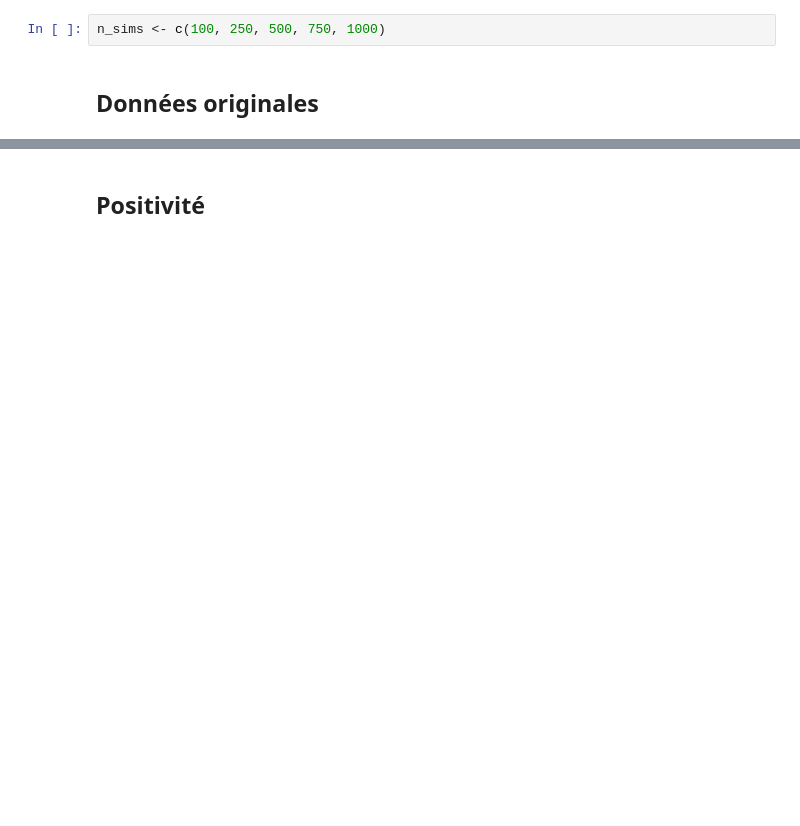
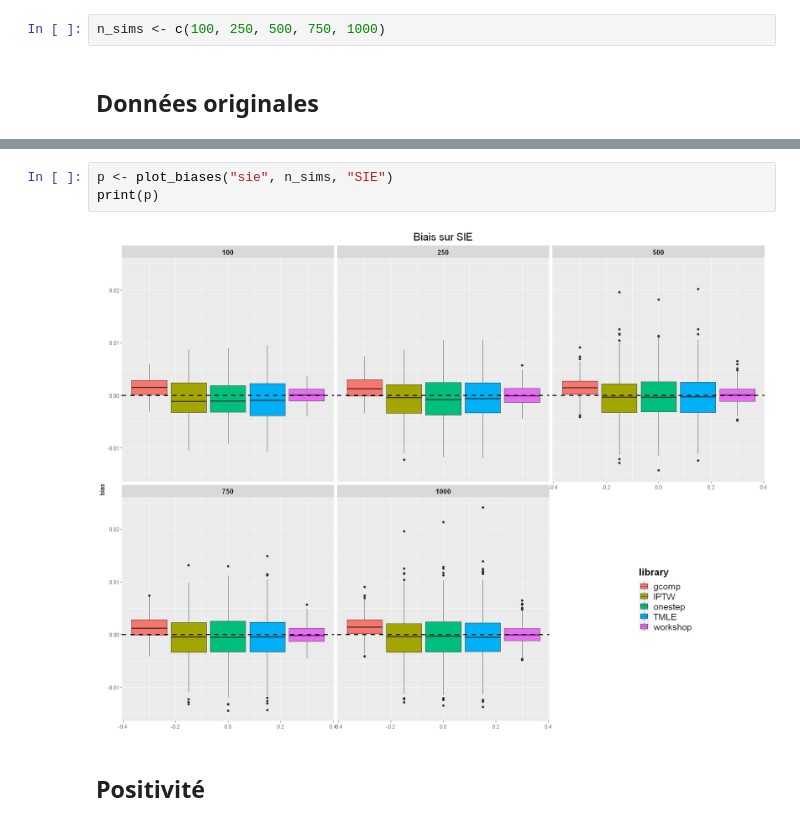
Before and after one commit to jayalabanda/mediation-analysis, a Jupyter notebook: Results/comparisons/bias_comparison_plots.ipynb, the cells around one changed output, grey strips where cells are left out. Saved outputs shown, nothing was run; the diff lists cells and outputs as text; blank space fills up the shorter version.

```diff
--- a/Results/comparisons/bias_comparison_plots.ipynb
+++ b/Results/comparisons/bias_comparison_plots.ipynb
@@ -63,3 +95,8 @@ for (n_sim in n_sims) {
+# %%
+p <- plot_biases("sie", n_sims, "SIE")
+print(p)
+# %% [output]
+[figure, added]
 # %% [markdown]
 ## Positivité
 # %%
```
Also changed, not shown: parts of 17 cells of this notebook, 1 other file.
